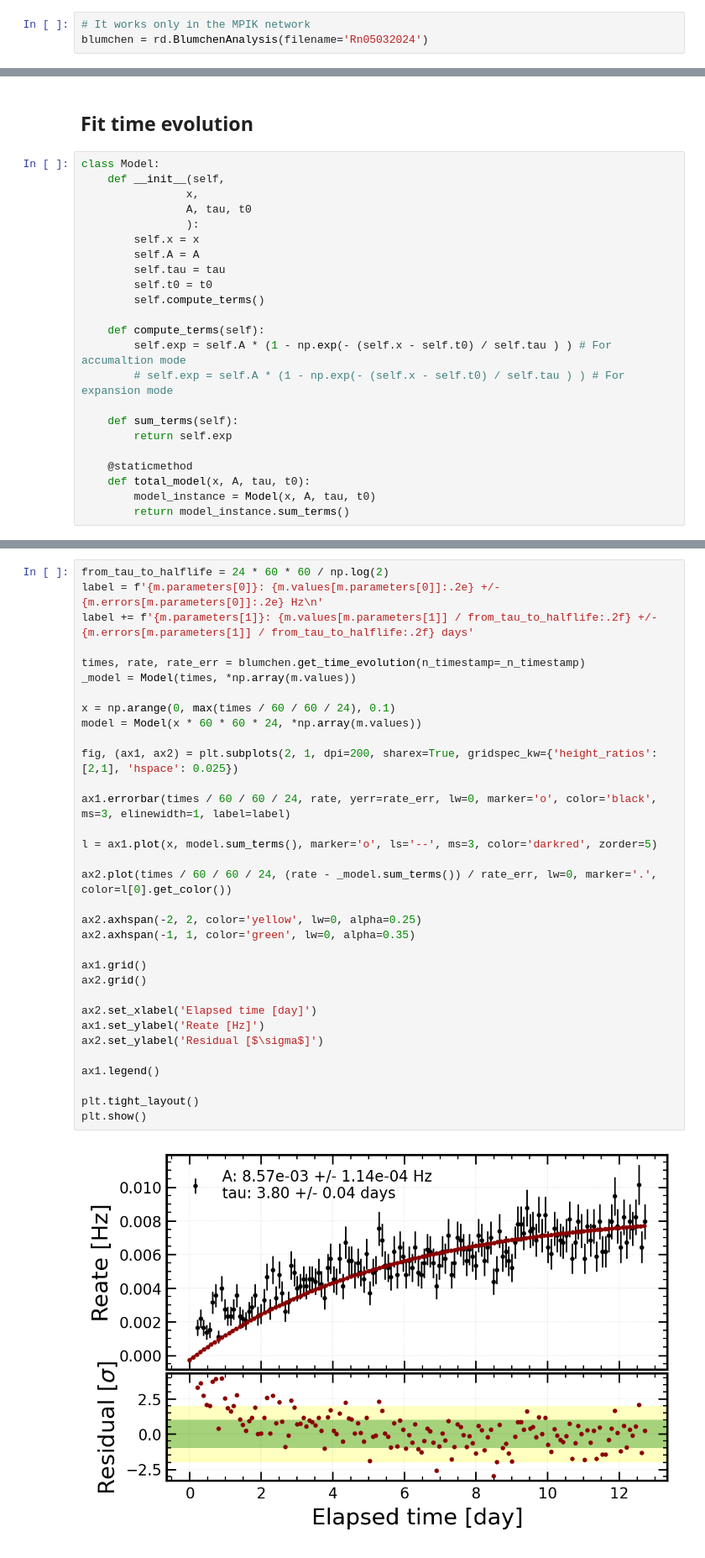
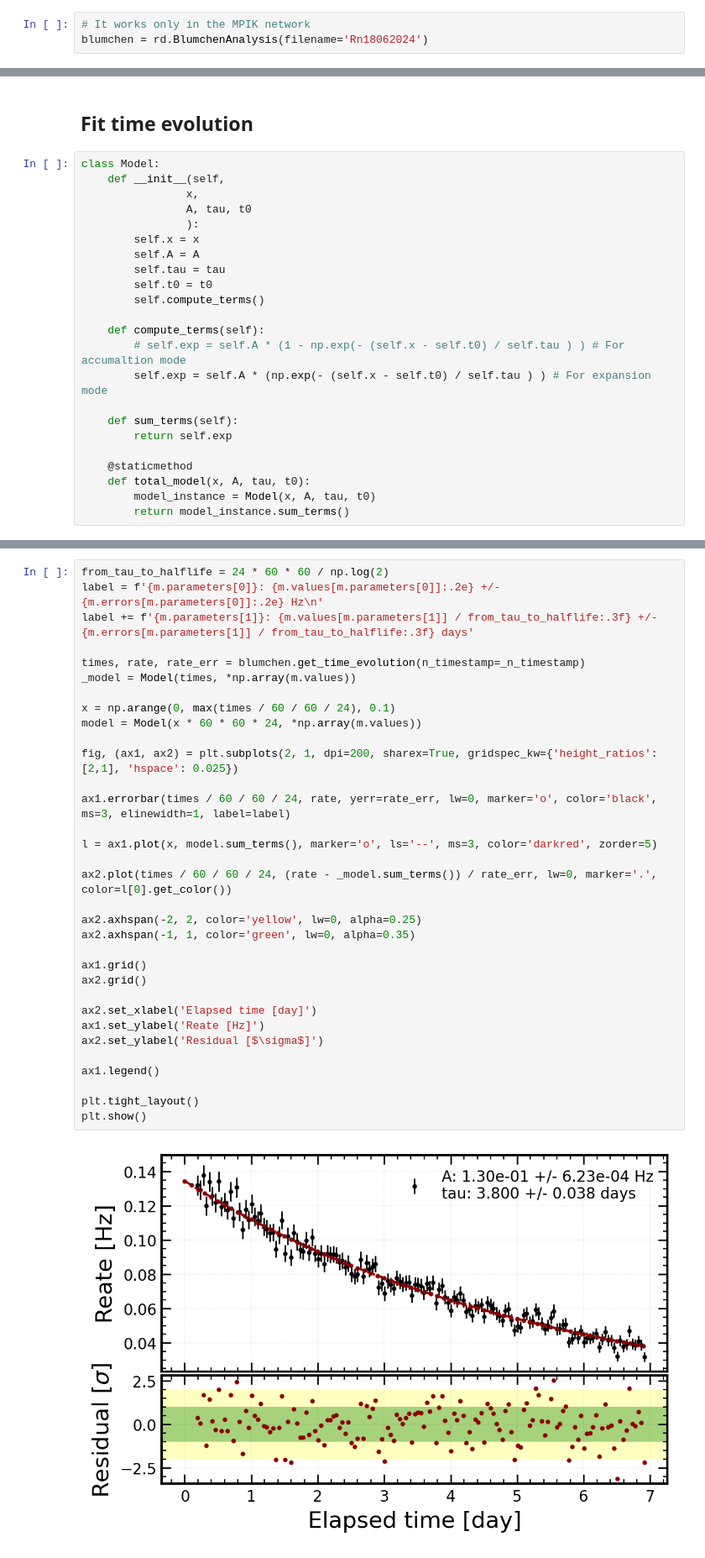
Before and after one commit to GiovanniVolta/RadDetect, a Jupyter notebook: tutorials/blumchen.ipynb, the cells around one changed output, grey strips where cells are left out. Shown at 84% size. Cells and saved outputs as stored; diff of their text form.

```diff
--- a/tutorials/blumchen.ipynb
+++ b/tutorials/blumchen.ipynb
@@ -12,5 +12,5 @@ from scipy.stats import norm
 from scipy.stats import skewnorm
 # %%
 # It works only in the MPIK network
-blumchen = rd.BlumchenAnalysis(filename='Rn05032024')
+blumchen = rd.BlumchenAnalysis(filename='Rn18062024')
 # %% [output]
@@ -163,8 +163,8 @@ class Model:
         self.compute_terms()
 
     def compute_terms(self):
-        self.exp = self.A * (1 - np.exp(- (self.x - self.t0) / self.tau ) ) # For accumaltion mode
-        # self.exp = self.A * (1 - np.exp(- (self.x - self.t0) / self.tau ) ) # For expansion mode
+        # self.exp = self.A * (1 - np.exp(- (self.x - self.t0) / self.tau ) ) # For accumaltion mode
+        self.exp = self.A * (np.exp(- (self.x - self.t0) / self.tau ) ) # For expansion mode
 
     def sum_terms(self):
         return self.exp
@@ -218,35 +218,35 @@ Prefit with scipy for deriving inital values
 # %%
 from_tau_to_halflife = 24 * 60 * 60 / np.log(2)
 label = f'{m.parameters[0]}: {m.values[m.parameters[0]]:.2e} +/- {m.errors[m.parameters[0]]:.2e} Hz\n'
-label += f'{m.parameters[1]}: {m.values[m.parameters[1]] / from_tau_to_halflife:.2f} +/- {m.errors[m.parameters[1]] / from_tau_to_halflife:.2f} days'
+label += f'{m.parameters[1]}: {m.values[m.parameters[1]] / from_tau_to_halflife:.3f} +/- {m.errors[m.parameters[1]] / from_tau_to_halflife:.3f} days'
 
 times, rate, rate_err = blumchen.get_time_evolution(n_timestamp=_n_timestamp)
 _model = Model(times, *np.array(m.values))
 
 x = np.arange(0, max(times / 60 / 60 / 24), 0.1)
 model = Model(x * 60 * 60 * 24, *np.array(m.values))
 
 fig, (ax1, ax2) = plt.subplots(2, 1, dpi=200, sharex=True, gridspec_kw={'height_ratios':[2,1], 'hspace': 0.025})
 
 ax1.errorbar(times / 60 / 60 / 24, rate, yerr=rate_err, lw=0, marker='o', color='black', ms=3, elinewidth=1, label=label)
 
 l = ax1.plot(x, model.sum_terms(), marker='o', ls='--', ms=3, color='darkred', zorder=5)
 
 ax2.plot(times / 60 / 60 / 24, (rate - _model.sum_terms()) / rate_err, lw=0, marker='.', color=l[0].get_color())
 
 ax2.axhspan(-2, 2, color='yellow', lw=0, alpha=0.25)
 ax2.axhspan(-1, 1, color='green', lw=0, alpha=0.35)
 
 ax1.grid()
 ax2.grid()
 
 ax2.set_xlabel('Elapsed time [day]')
 ax1.set_ylabel('Reate [Hz]')
 ax2.set_ylabel('Residual [$\sigma$]')
 
 ax1.legend()
 
 plt.tight_layout()
 plt.show()
 # %% [output]
-[figure, old version]
+[figure, new version]
```
Also changed, not shown: parts of 4 cells of this notebook, 1 other file.
